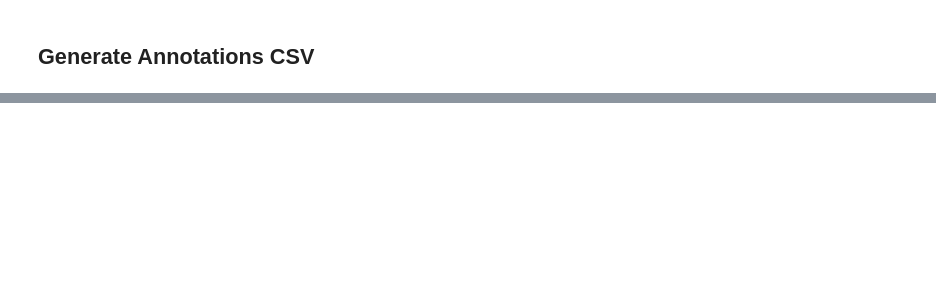
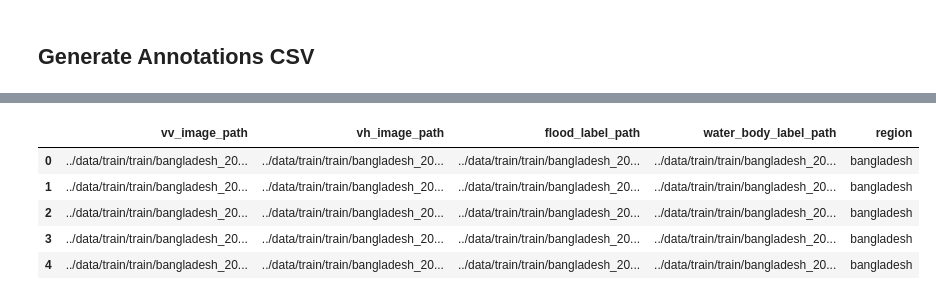
Before and after one commit to khizon/SAR_flood_segmentation, a Jupyter notebook: src/data_exploration.ipynb, the cells around one changed output, grey strips where cells are left out. Saved outputs shown, nothing was run; the diff lists cells and outputs as text; code cells hidden in the pictures; blank space fills up the shorter version.

Commit message:
data cleaning

```diff
--- a/src/data_exploration.ipynb
+++ b/src/data_exploration.ipynb
@@ -50,0 +25,10 @@ val_df.shape
+# %%
+train_df = df_utils.create_df('../data/train/train/')
+train_df.head()
+# %% [output]
+|  | vv_image_path | vh_image_path | flood_label_path | water_body_label_path | region |
+| 0 | ../data/train/train/bangladesh_20... | ../data/train/train/bangladesh_20... | ../data/train/train/bangladesh_20... | ../data/train/train/bangladesh_20... | bangladesh |
+| 1 | ../data/train/train/bangladesh_20... | ../data/train/train/bangladesh_20... | ../data/train/train/bangladesh_20... | ../data/train/train/bangladesh_20... | bangladesh |
+| 2 | ../data/train/train/bangladesh_20... | ../data/train/train/bangladesh_20... | ../data/train/train/bangladesh_20... | ../data/train/train/bangladesh_20... | bangladesh |
+| 3 | ../data/train/train/bangladesh_20... | ../data/train/train/bangladesh_20... | ../data/train/train/bangladesh_20... | ../data/train/train/bangladesh_20... | bangladesh |
+| 4 | ../data/train/train/bangladesh_20... | ../data/train/train/bangladesh_20... | ../data/train/train/bangladesh_20... | ../data/train/train/bangladesh_20... | bangladesh |
```
Also changed, not shown: parts of 32 cells of this notebook, 3 other files.
